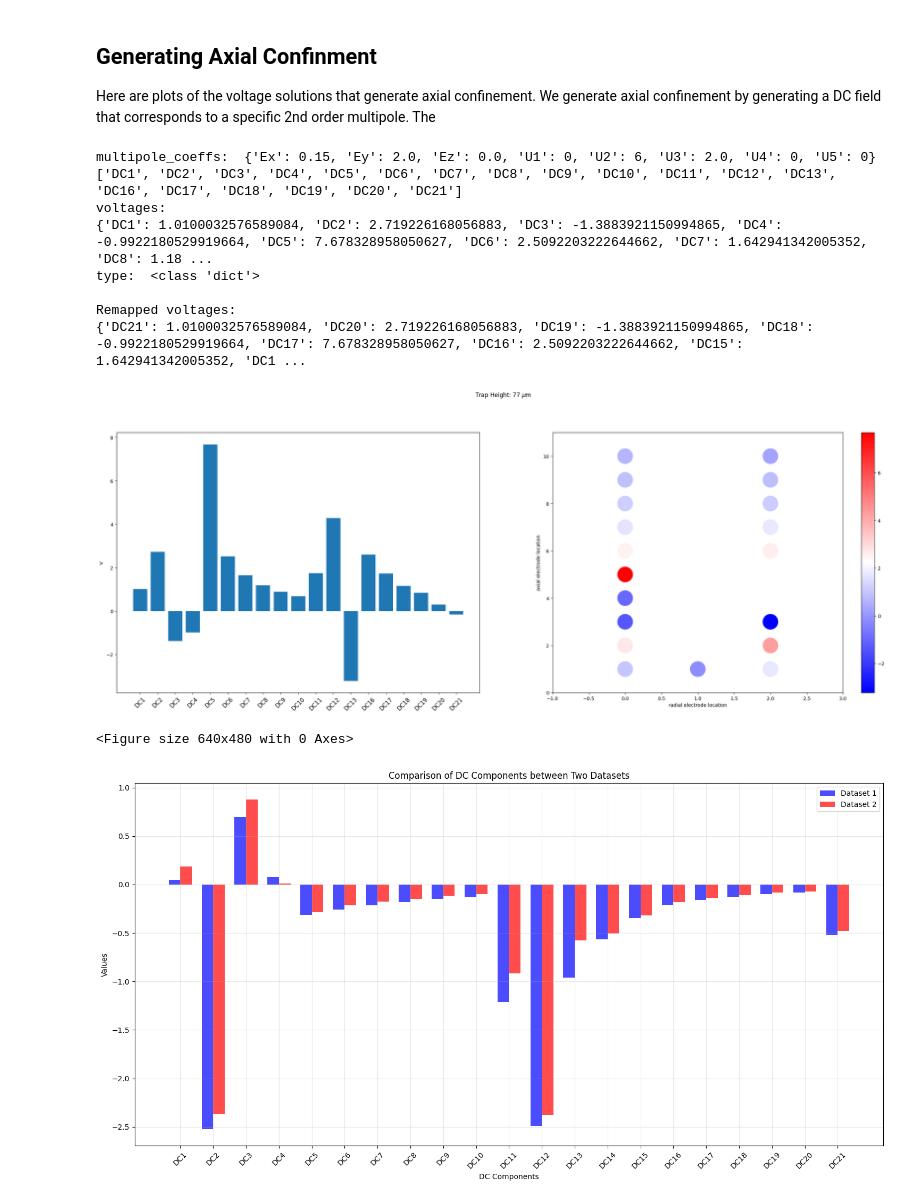
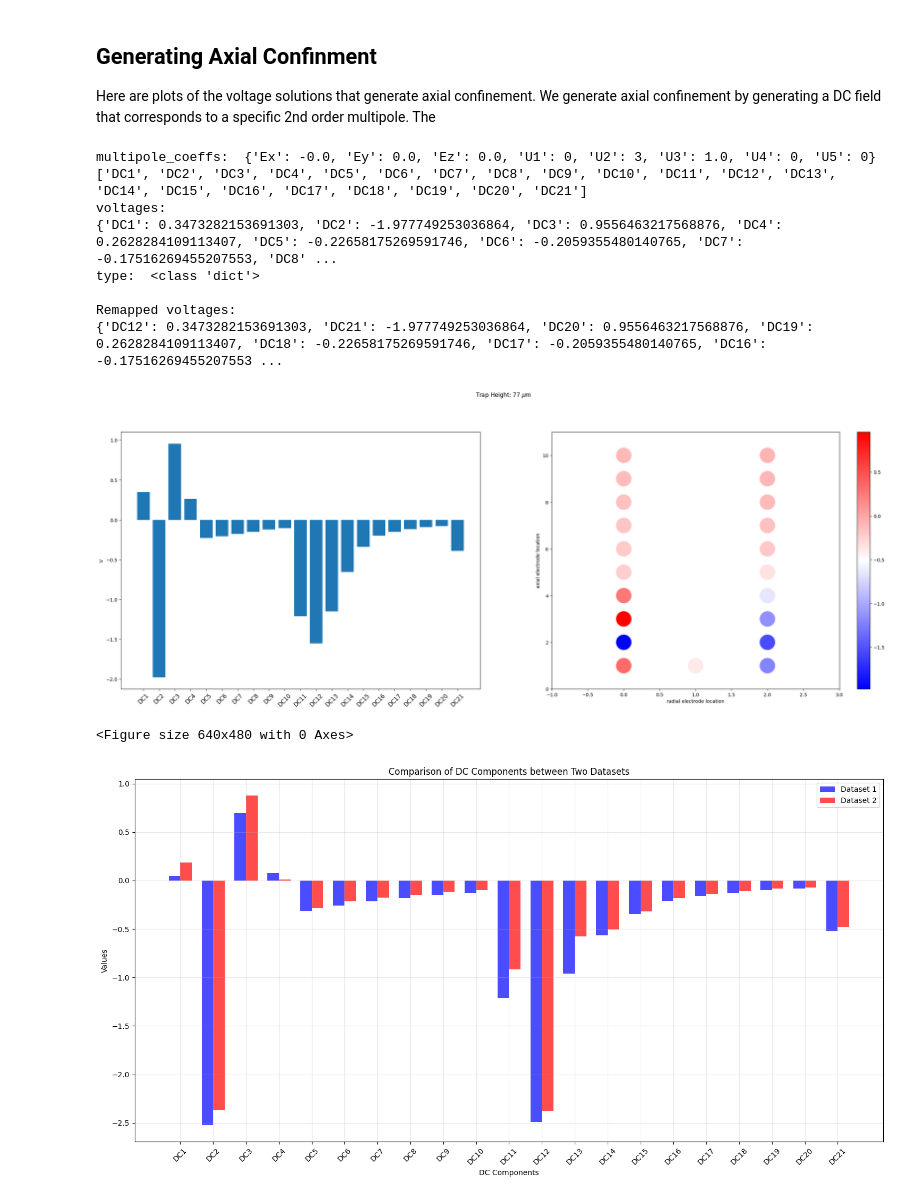
Before and after one commit to HaeffnerLab/bem, a Jupyter notebook: examples/Integrated_photonics/III_Multipole_Expansion.ipynb, the cells around one changed output. Saved outputs shown, nothing was run; the diff lists cells and outputs as text; code cells hidden in the pictures.

```diff
--- a/examples/Integrated_photonics/III_Multipole_Expansion.ipynb
+++ b/examples/Integrated_photonics/III_Multipole_Expansion.ipynb
@@ -35,7 +35,7 @@ area = 1e-4
 
 path = module_path+'/inter_results/htrap/htrap_'+str(radius)+'_'+str(area)+'_simulation.pkl'
 # el2
-zl = ( -203 + 0.0 ) *1e-3
+zl = ( -450 + 0.0 ) *1e-3
 # el3.5
 # zl = -210*1e-3
 # el4
@@ -388,67 +388,68 @@ def plot_muls(s,xl,zl,roi,height, **multipoles): # ey, ez, ex, u3, u2, u5, u1, u
 #                      u3=u2_value/3, # (1/3) * u2
 #                      u4=0)
 
-u2_value = 6
-zl0 = (-203 + 0.0) *1e-3
+u2_value = 3
+zl0 = (-450 + 0.0) *1e-3
 voltages = plot_muls(s,xl,zl0,roi,
                      height = yl*1e3,
                      ez=+0.00,
-                     ex=+0.15,
-                     ey=+2.0,
+                     ex=-0.00,
+                     ey=+0.0,
                      u2=u2_value,
                      u5=0,
                      u1=0,
                      u3=u2_value/3, # (1/3) * u2
                      u4=0)
 
 voltages["DC14"] = 0.0
 voltages["DC15"] = 0.0
 
 print(f"voltages: \n{voltages}")
 print("type: ", type(voltages))
 
 voltage_mapping = {
-    "DC1": "DC21",
-    "DC2": "DC20",
-    "DC3": "DC19",
-    "DC4": "DC18",
-    "DC5": "DC17",
-    "DC6": "DC16",
-    "DC7": "DC15",
-    "DC8": "DC14",
-    "DC9": "DC13",
-    "DC10": "DC12",
-    "DC11": "DC10",
-    "DC12": "DC9",
-    "DC13": "DC8",
-    "DC14": "DC7",
-    "DC15": "DC6",
-    "DC16": "DC5",
+    "DC1": "DC12",
+    "DC2": "DC21",
+    "DC3": "DC20",
+    "DC4": "DC19",
+    "DC5": "DC18",
+    "DC6": "DC17",
+    "DC7": "DC16",
+    "DC8": "DC15",
+    "DC9": "DC14",
+    "DC10": "DC13",
+
+    "DC11": "DC9",
+    "DC12": "DC6",
+    "DC13": "DC10",
+    "DC14": "DC8",
+    "DC15": "DC7",
+    "DC16": "DC11",
     "DC17": "DC4",
-    "DC18": "DC3",
-    "DC19": "DC2",
-    "DC20": "DC1",
-    "DC21": "DC11",
+    "DC18": "DC1",
+    "DC19": "DC3",
+    "DC20": "DC2",
+    "DC21": "DC5",
 }
 
 # Remap the voltages dictionary keys using voltage_mapping. if there is no the corresponding key in the original dictionary, assign value 0.0 to the corresponding key in the remapped dictionary
 remapped_voltages = {voltage_mapping.get(k, k): v for k, v in voltages.items()}
 print(f"\nRemapped voltages: \n{remapped_voltages}")
 
 fig.canvas.draw()
 fig.tight_layout(pad=1)
 fig = plt.figure()
 plt.show()
 # %% [output]
-multipole_coeffs:  {'Ex': 0.15, 'Ey': 2.0, 'Ez': 0.0, 'U1': 0, 'U2': 6, 'U3': 2.0, 'U4': 0, 'U5': 0}
-['DC1', 'DC2', 'DC3', 'DC4', 'DC5', 'DC6', 'DC7', 'DC8', 'DC9', 'DC10', 'DC11', 'DC12', 'DC13', 'DC16', 'DC17', 'DC18', 'DC19', 'DC20', 'DC21']
+multipole_coeffs:  {'Ex': -0.0, 'Ey': 0.0, 'Ez': 0.0, 'U1': 0, 'U2': 3, 'U3': 1.0, 'U4': 0, 'U5': 0}
+['DC1', 'DC2', 'DC3', 'DC4', 'DC5', 'DC6', 'DC7', 'DC8', 'DC9', 'DC10', 'DC11', 'DC12', 'DC13', 'DC14', 'DC15', 'DC16', 'DC17', 'DC18', 'DC19', 'DC20', 'DC21']
 voltages:
-{'DC1': 1.0100032576589084, 'DC2': 2.719226168056883, 'DC3': -1.3883921150994865, 'DC4': -0.9922180529919664, 'DC5': 7.678328958050627, 'DC6': 2.5092203222644662, 'DC7': 1.642941342005352, 'DC8': 1.18 ...
+{'DC1': 0.3473282153691303, 'DC2': -1.977749253036864, 'DC3': 0.9556463217568876, 'DC4': 0.2628284109113407, 'DC5': -0.22658175269591746, 'DC6': -0.2059355480140765, 'DC7': -0.17516269455207553, 'DC8' ...
 type:  <class 'dict'>
 
 Remapped voltages:
-{'DC21': 1.0100032576589084, 'DC20': 2.719226168056883, 'DC19': -1.3883921150994865, 'DC18': -0.9922180529919664, 'DC17': 7.678328958050627, 'DC16': 2.5092203222644662, 'DC15': 1.642941342005352, 'DC1 ...
+{'DC12': 0.3473282153691303, 'DC21': -1.977749253036864, 'DC20': 0.9556463217568876, 'DC19': 0.2628284109113407, 'DC18': -0.22658175269591746, 'DC17': -0.2059355480140765, 'DC16': -0.17516269455207553 ...
-[figure, old version]
+[figure, new version]
 <Figure size 640x480 with 0 Axes>
 # %%
 import matplotlib.pyplot as plt
```
Also changed, not shown: parts of 5 cells of this notebook, 4 other files.
